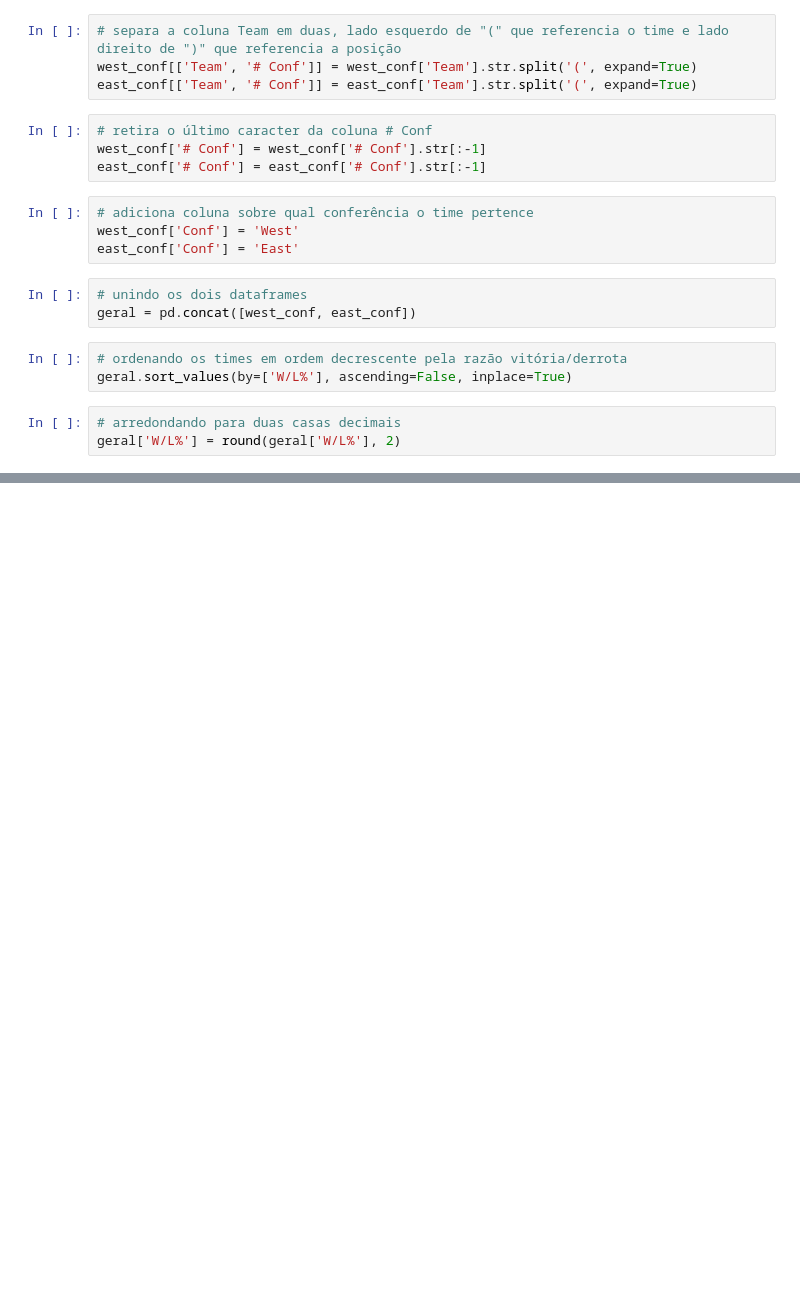
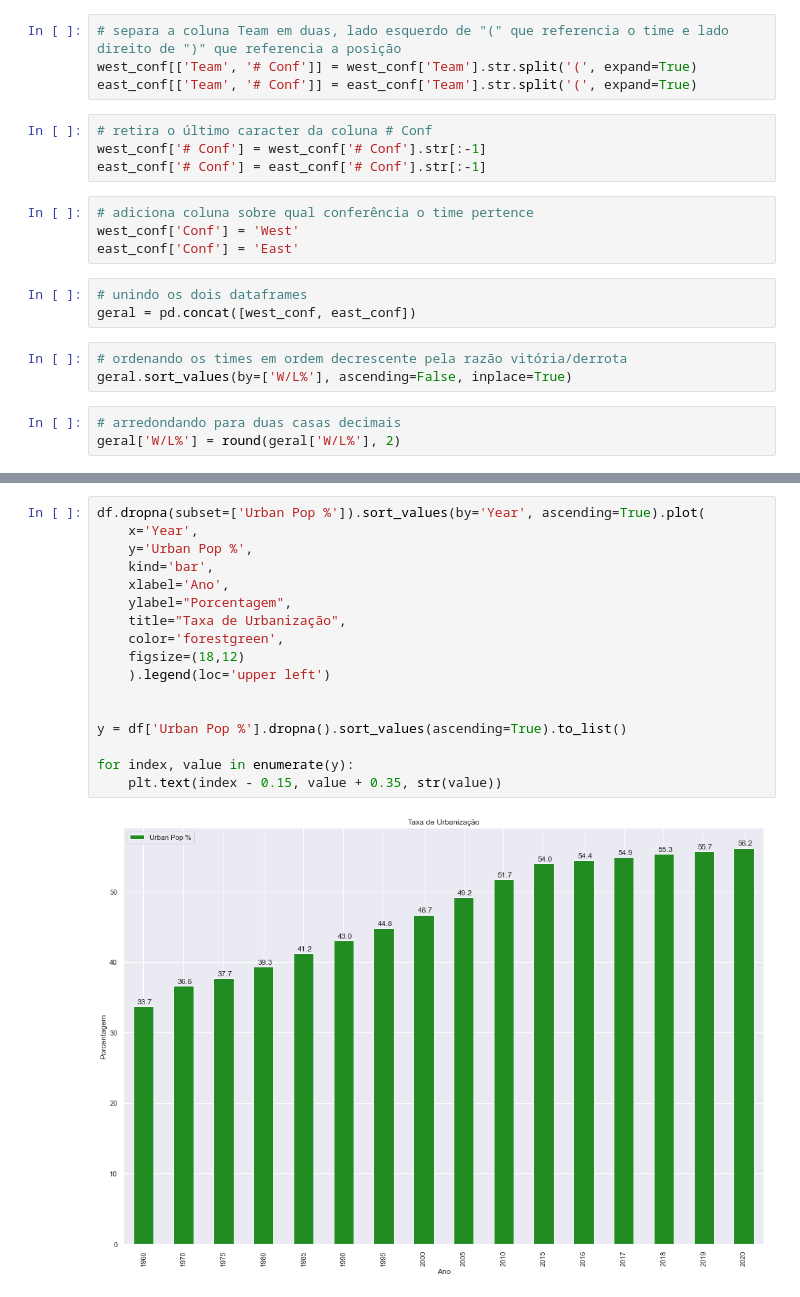
Before and after one commit to guimasuko/project, a Jupyter notebook: classes.ipynb, the cells around one changed output, grey strips where cells are left out. Drawn from its saved outputs; the diff is of its cells as text; blank space fills up the shorter version.

```diff
--- a/classes.ipynb
+++ b/classes.ipynb
@@ -279,0 +375,19 @@ for index, value in enumerate(y):
+# %%
+df.dropna(subset=['Urban Pop %']).sort_values(by='Year', ascending=True).plot(
+    x='Year',
+    y='Urban Pop %',
+    kind='bar',
+    xlabel='Ano',
+    ylabel="Porcentagem",
+    title="Taxa de Urbanização",
+    color='forestgreen',
+    figsize=(18,12)
+    ).legend(loc='upper left')
+
+
+y = df['Urban Pop %'].dropna().sort_values(ascending=True).to_list()
+
+for index, value in enumerate(y):
+    plt.text(index - 0.15, value + 0.35, str(value))
+# %% [output]
+[figure, added]
```
Also changed, not shown: parts of 25 cells of this notebook, 2 other files.
